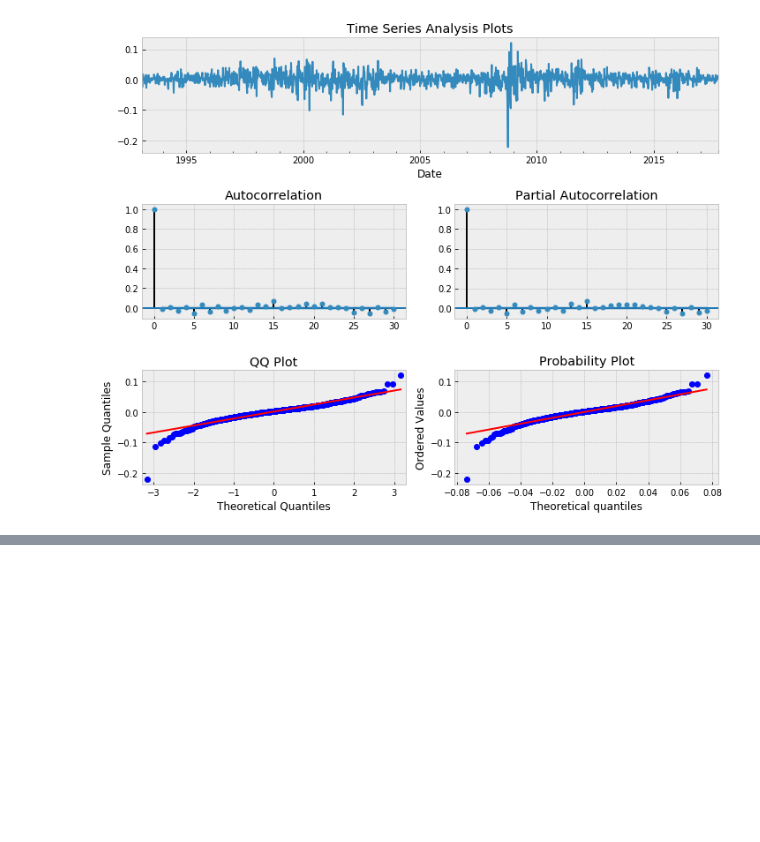
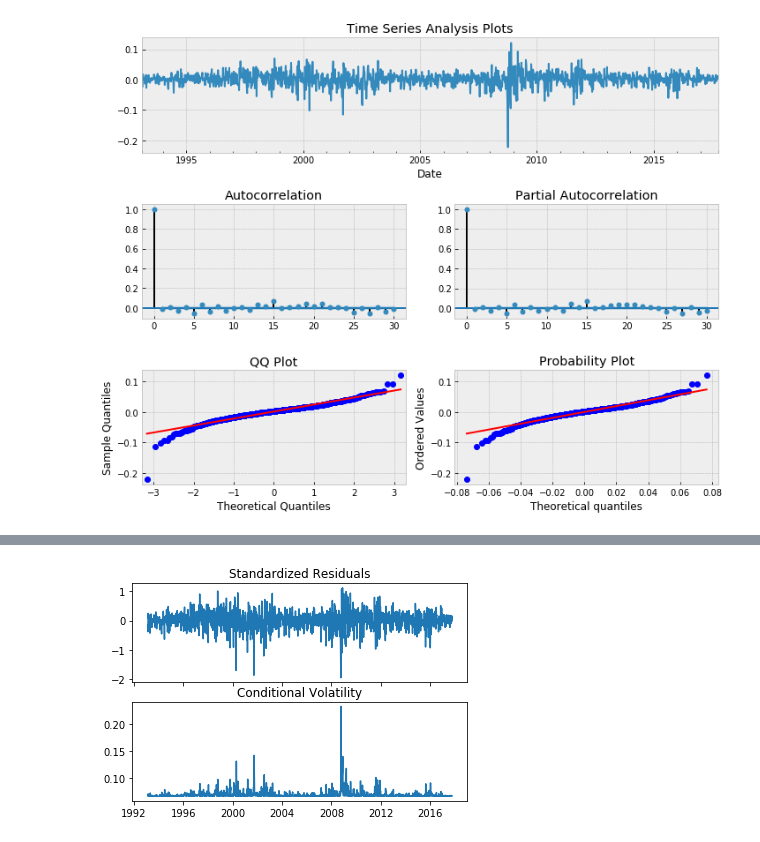
Before and after one commit to hknn88/10_cstone, a Jupyter notebook: 10_cstone_v2.ipynb, the cells around one changed output, grey strips where cells are left out. Drawn from its saved outputs; the diff is of its cells as text; code cells hidden in the pictures; blank space fills up the shorter version.

```diff
--- a/10_cstone_v2.ipynb
+++ b/10_cstone_v2.ipynb
@@ -367,0 +401,22 @@ From the figures for GARCH(1,1)[0.2,0.5,0.3] and GARCH(1,1)[0.2,0.6,0.4] we see
+# %%
+x_t=lpr_t
+
+aic_best = np.inf
+order_best = None
+mdl_best = None
+
+pq_n = range(5) # [0,1,2,3,4]
+d_n = range(2) # [0,1]
+for i in pq_n:
+    for d in d_n:
+        for j in pq_n:
+            try:
+                mdl=smt.ARIMA(x_t,order=(i,d,j)).fit(method='mle', trend='nc')
+                aic = mdl.aic
+                if aic < aic_best:
+                    aic_best = aic
+                    order_best = (i,d,j)
+                    mdl_best = mdl
+            except: continue
+
+p('aic: {:6.5f} | order: {}'.format(aic_best, order_best))     # return aic_best, order_best, mdl_best
@@ -367,0 +429,9 @@ From the figures for GARCH(1,1)[0.2,0.5,0.3] and GARCH(1,1)[0.2,0.6,0.4] we see
+# %%
+p_ = order_best[0]
+o_ = order_best[1]
+q_ = order_best[2]
+
+# Using student T distribution usually provides better fit
+am = arch_model(x_t, p=p_, o=o_, q=q_, dist='StudentsT')
+res = am.fit(update_freq=5, disp='off')
+p(res.summary())
@@ -367,0 +461,4 @@ From the figures for GARCH(1,1)[0.2,0.5,0.3] and GARCH(1,1)[0.2,0.6,0.4] we see
+# %%
+fig=res.plot()
+# %% [output]
+[figure, added]
```
Also changed, not shown: parts of 12 cells of this notebook.
